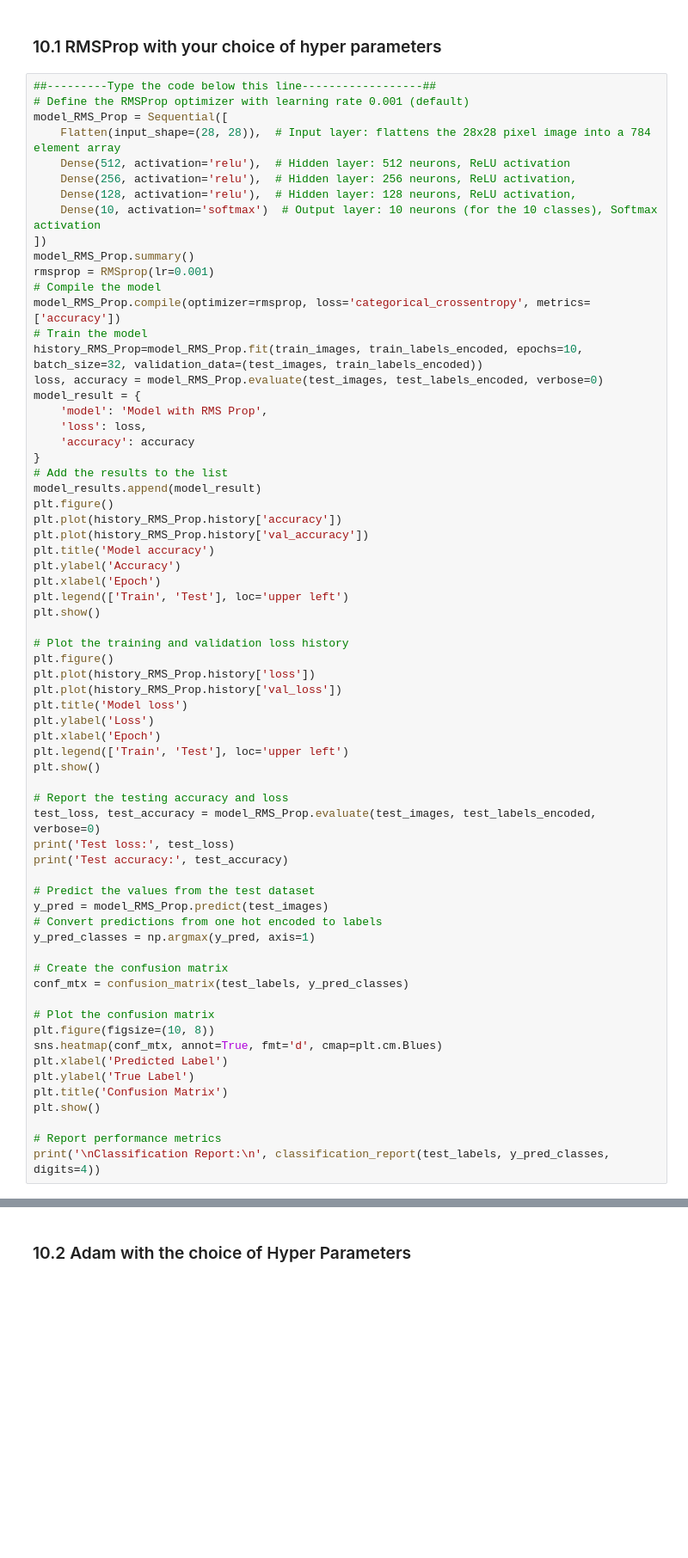
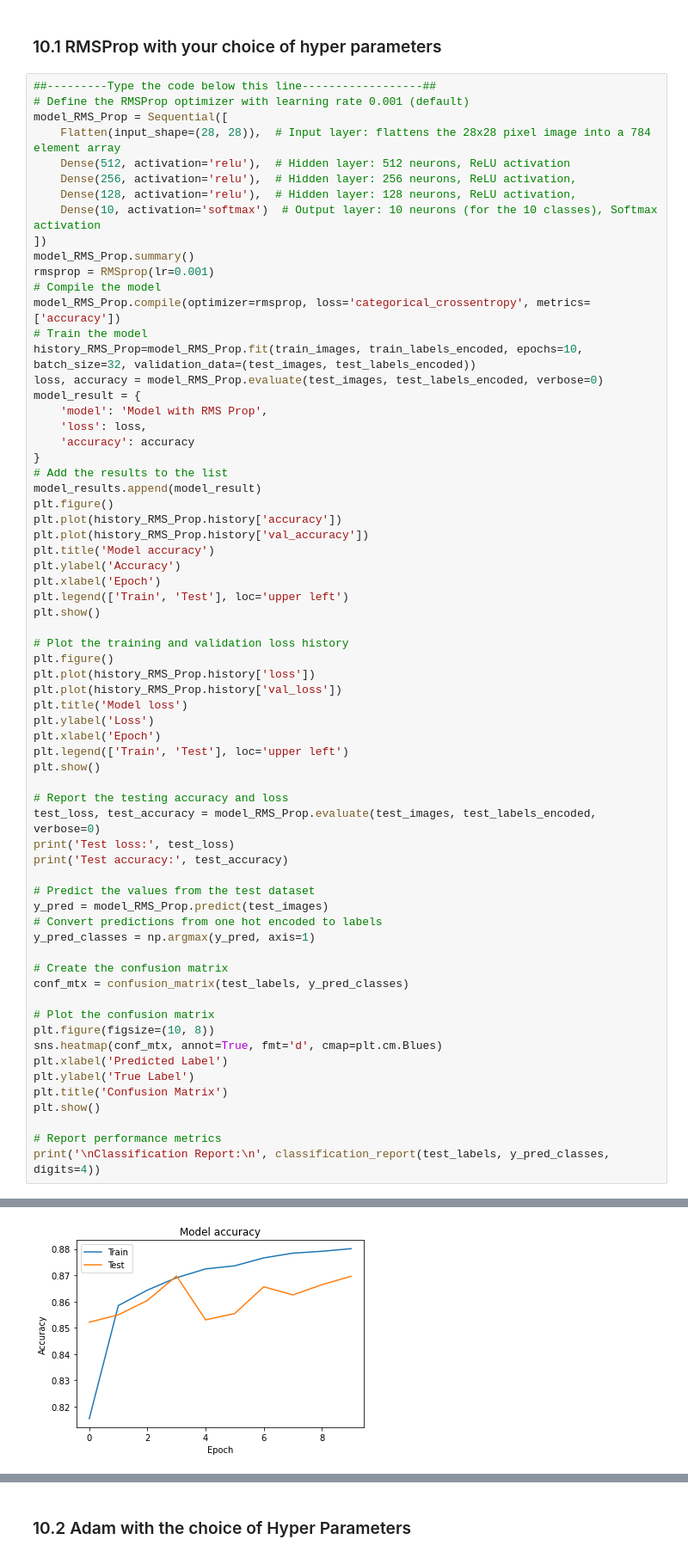
Before and after one commit to sunilmittal22/Deep-Feedforward-neural-network-in-Keras, a Jupyter notebook: DL_assignment_1_group26.ipynb, the cells around one changed output, grey strips where cells are left out. Shown at 86% size. Drawn from its saved outputs; the diff is of its cells as text; blank space fills up the shorter version.

```diff
--- a/DL_assignment_1_group26.ipynb
+++ b/DL_assignment_1_group26.ipynb
@@ -1034,7 +1034,7 @@ rmsprop = RMSprop(lr=0.001)
 # Compile the model
 model_RMS_Prop.compile(optimizer=rmsprop, loss='categorical_crossentropy', metrics=['accuracy'])
 # Train the model
-history_RMS_Prop=model_RMS_Prop.fit(train_images, train_labels_encoded, epochs=10, batch_size=32, validation_data=(test_images, train_labels_encoded))
+history_RMS_Prop=model_RMS_Prop.fit(train_images, train_labels_encoded, epochs=10, batch_size=32, validation_data=(test_images, test_labels_encoded))
 loss, accuracy = model_RMS_Prop.evaluate(test_images, test_labels_encoded, verbose=0)
 model_result = {
     'model': 'Model with RMS Prop',
@@ -1109,0 +1129 @@ Epoch 1/10
+[figure, added]
```
Also changed, not shown: parts of 4 cells of this notebook.
